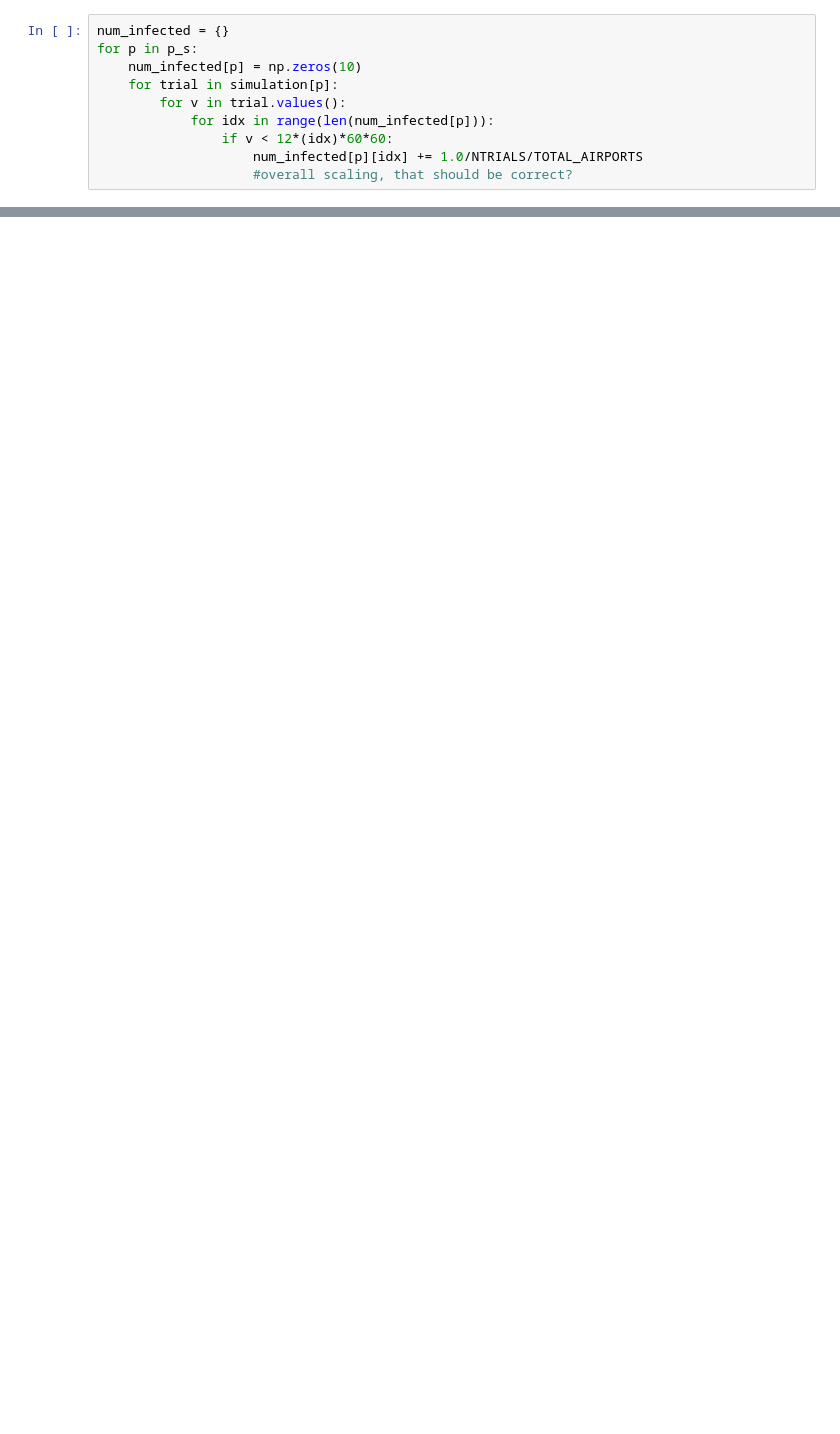
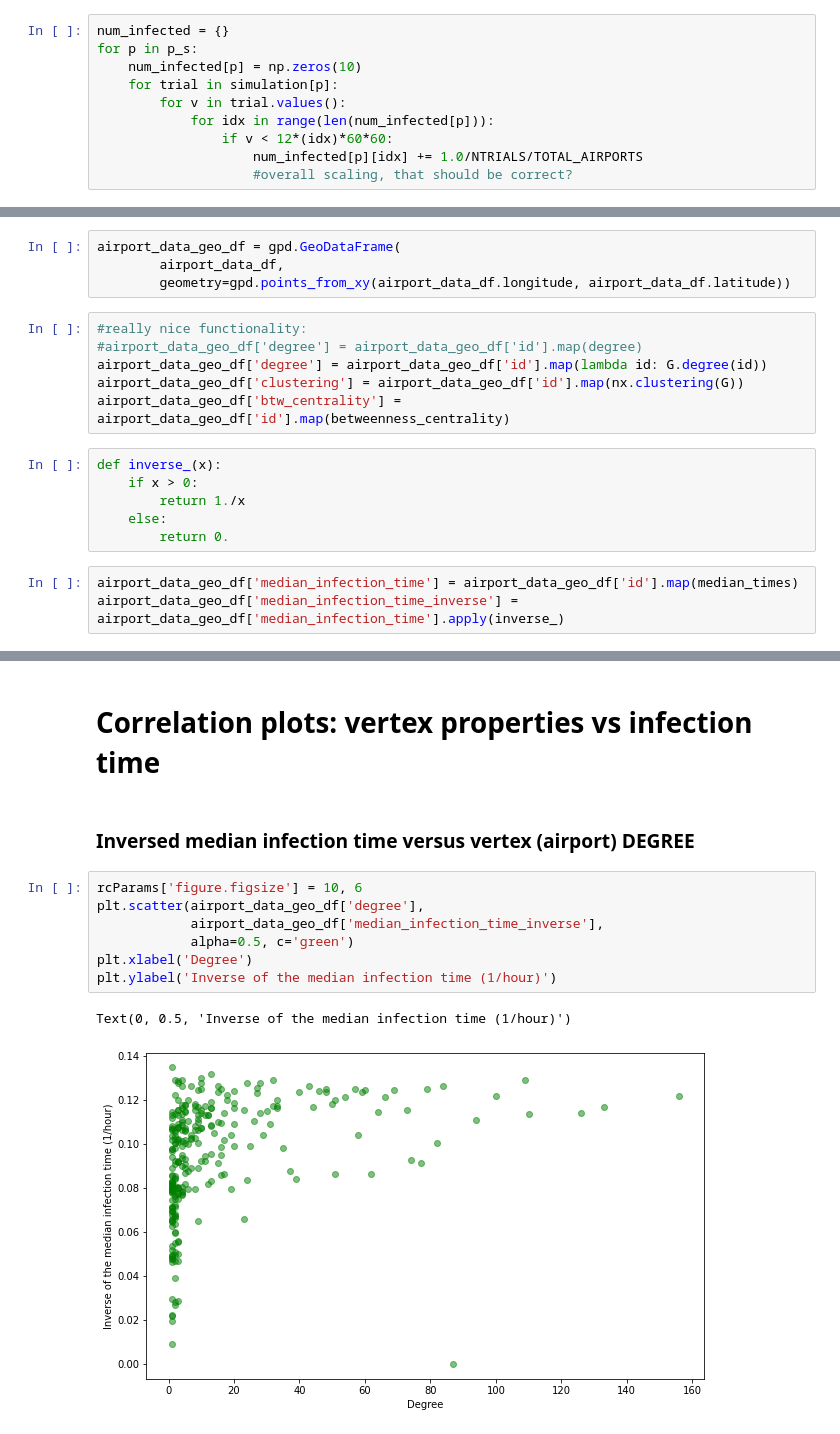
Before and after one commit to klapidus/otus_ml_classical_methods, a Jupyter notebook: HA_optional_infection_simulation.ipynb, the cells around one changed output, grey strips where cells are left out. Saved outputs shown, nothing was run; the diff lists cells and outputs as text; blank space fills up the shorter version.

```diff
--- a/HA_optional_infection_simulation.ipynb
+++ b/HA_optional_infection_simulation.ipynb
@@ -125,0 +140,19 @@ median_times_
+# %%
+airport_data_geo_df = gpd.GeoDataFrame(
+        airport_data_df,
+        geometry=gpd.points_from_xy(airport_data_df.longitude, airport_data_df.latitude))
+# %%
+#really nice functionality:
+#airport_data_geo_df['degree'] = airport_data_geo_df['id'].map(degree)
+airport_data_geo_df['degree'] = airport_data_geo_df['id'].map(lambda id: G.degree(id))
+airport_data_geo_df['clustering'] = airport_data_geo_df['id'].map(nx.clustering(G))
+airport_data_geo_df['btw_centrality'] = airport_data_geo_df['id'].map(betweenness_centrality)
+# %%
+def inverse_(x):
+    if x > 0:
+        return 1./x
+    else:
+        return 0.
+# %%
+airport_data_geo_df['median_infection_time'] = airport_data_geo_df['id'].map(median_times)
+airport_data_geo_df['median_infection_time_inverse'] = airport_data_geo_df['median_infection_time'].apply(inverse_)
@@ -125,0 +259,14 @@ median_times_
+# %% [markdown]
+# Correlation plots: vertex properties vs infection time
+# %% [markdown]
+### Inversed median infection time versus vertex (airport) DEGREE
+# %%
+rcParams['figure.figsize'] = 10, 6
+plt.scatter(airport_data_geo_df['degree'],
+            airport_data_geo_df['median_infection_time_inverse'],
+            alpha=0.5, c='green')
+plt.xlabel('Degree')
+plt.ylabel('Inverse of the median infection time (1/hour)')
+# %% [output]
+Text(0, 0.5, 'Inverse of the median infection time (1/hour)')
+[figure, added]
```
Also changed, not shown: parts of 36 cells of this notebook.
